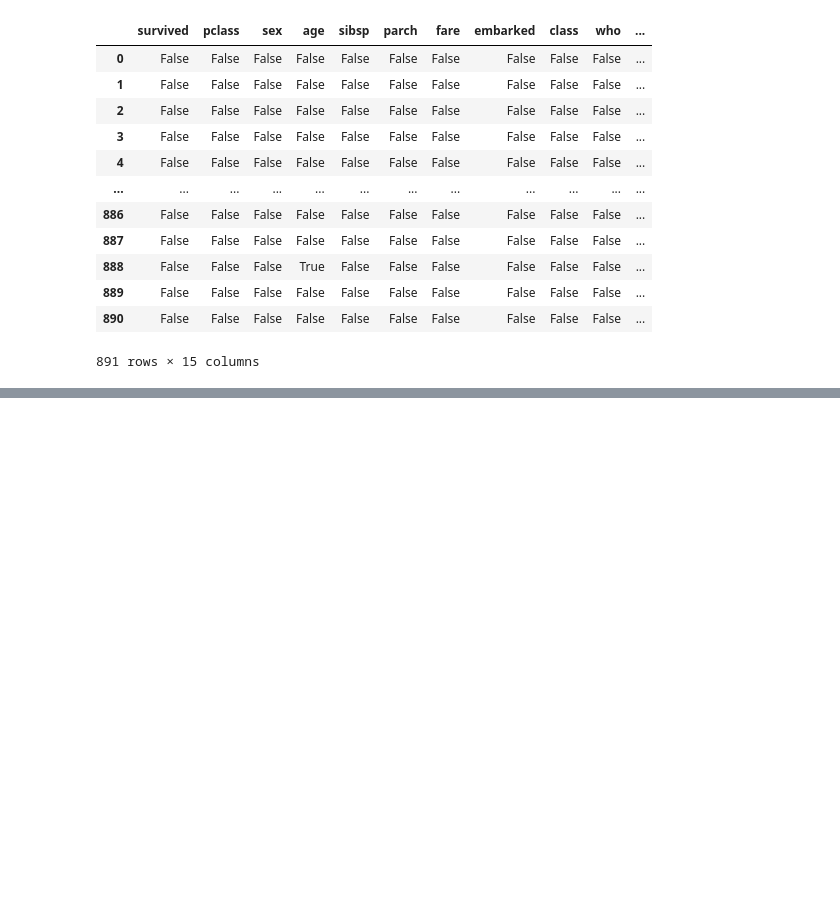
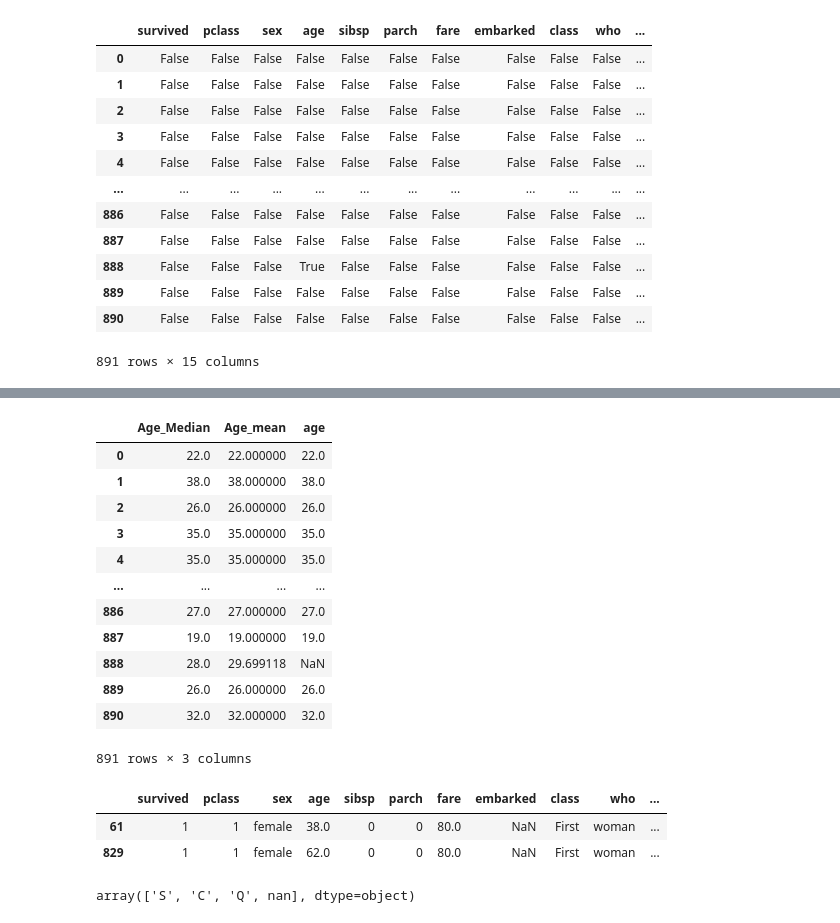
Before and after one commit to Abhinand-NTK/Nlp_ML-Mlops, a Jupyter notebook: MachineLearning/hadlingmissingvalues.ipynb, the cells around one changed output, grey strips where cells are left out. Cells and saved outputs as stored; diff of their text form; code cells hidden in the pictures; blank space fills up the shorter version.

```diff
--- a/MachineLearning/hadlingmissingvalues.ipynb
+++ b/MachineLearning/hadlingmissingvalues.ipynb
@@ -53,0 +117,4 @@ df.isnull()
+# %%
+## Mean imputation is work well if the data is the normal distribiution
+## While the data is not uniform then we should use the median value imputaion beacuse the data may have the outliers.
+df['Age_Median']=df['age'].fillna(df['age'].median())
@@ -53,0 +137,27 @@ df.isnull()
+# %%
+df[['Age_Median','Age_mean','age']]
+# %% [output]
+|  | Age_Median | Age_mean | age |
+| 0 | 22.0 | 22.000000 | 22.0 |
+| 1 | 38.0 | 38.000000 | 38.0 |
+| 2 | 26.0 | 26.000000 | 26.0 |
+| 3 | 35.0 | 35.000000 | 35.0 |
+| 4 | 35.0 | 35.000000 | 35.0 |
+| ... | ... | ... | ... |
+| 886 | 27.0 | 27.000000 | 27.0 |
+| 887 | 19.0 | 19.000000 | 19.0 |
+| 888 | 28.0 | 29.699118 | NaN |
+| 889 | 26.0 | 26.000000 | 26.0 |
+| 890 | 32.0 | 32.000000 | 32.0 |
+891 rows × 3 columns
+# %%
+### mode imputation method
+df[df['embarked'].isnull()]
+# %% [output]
+|  | survived | pclass | sex | age | sibsp | parch | fare | embarked | class | who | ... |
+| 61 | 1 | 1 | female | 38.0 | 0 | 0 | 80.0 | NaN | First | woman | ... |
+| 829 | 1 | 1 | female | 62.0 | 0 | 0 | 80.0 | NaN | First | woman | ... |
+# %%
+df['embarked'].unique()
+# %% [output]
+array(['S', 'C', 'Q', nan], dtype=object)
```
Also changed, not shown: parts of 13 cells of this notebook, 1 other file.
